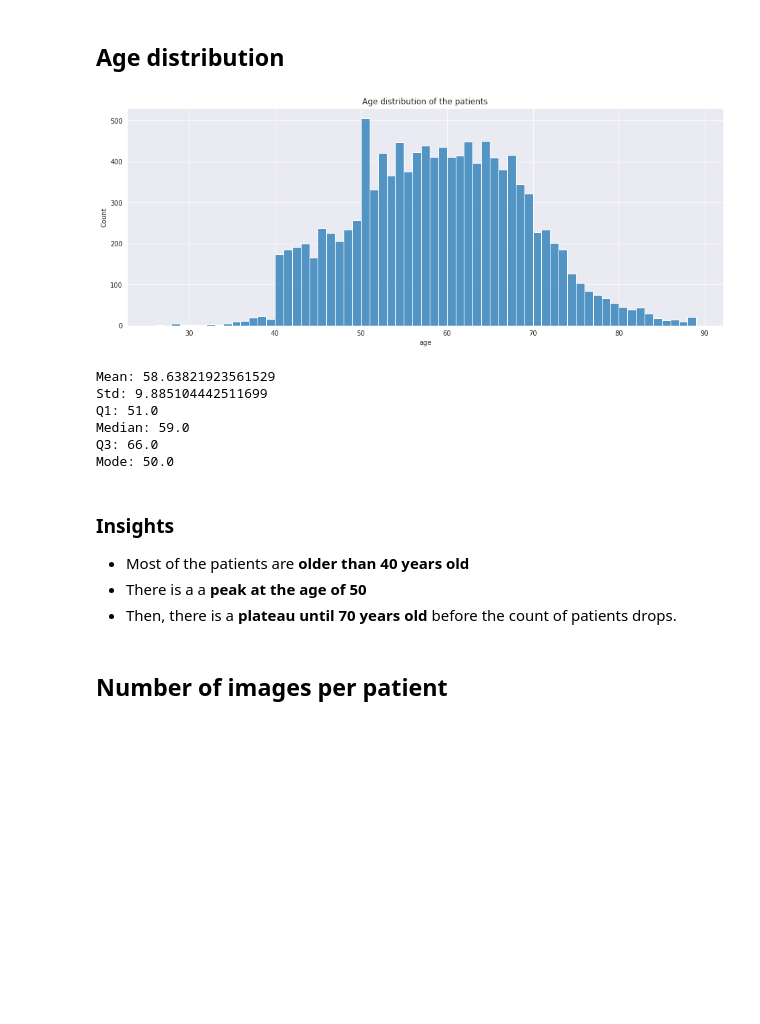
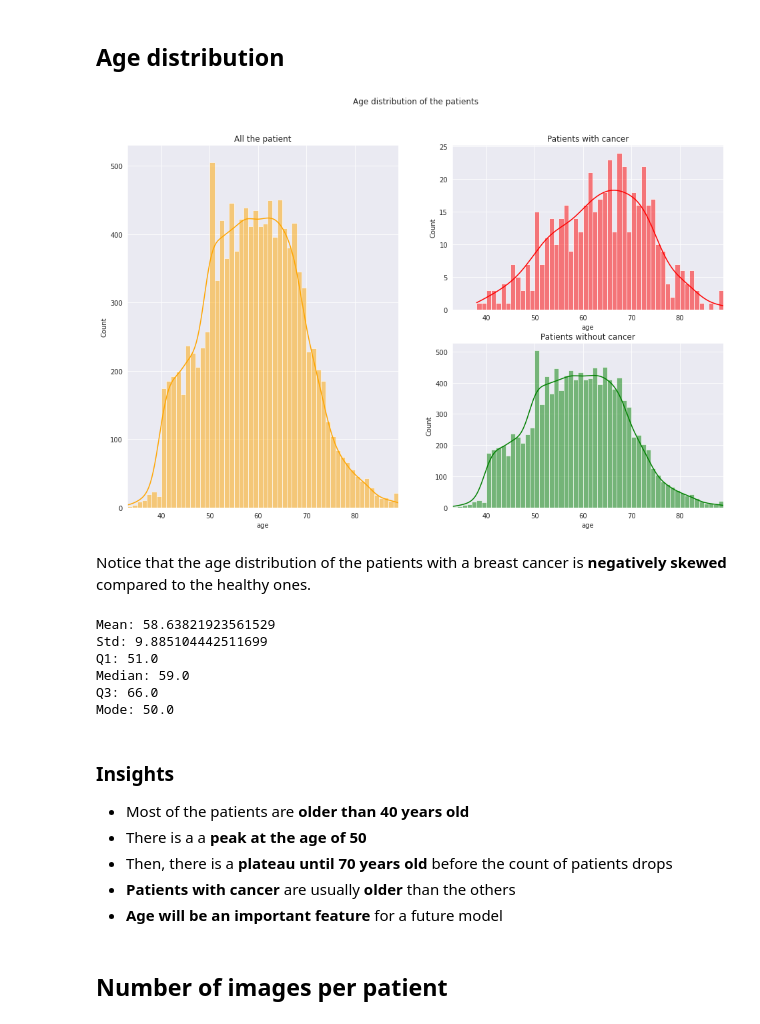
Before and after one commit to Paul-Bacher/RSNA-Screening-Mammography-Breast-Cancer-Detection, a Jupyter notebook: eda-rsna-breast-cancer-detection.ipynb, the cells around one changed output. Drawn from its saved outputs; the diff is of its cells as text; code cells hidden in the pictures; blank space fills up the shorter version.

```diff
--- a/eda-breast-cancer-detection-competition.ipynb
+++ b/eda-rsna-breast-cancer-detection.ipynb
@@ -121,16 +103,34 @@ There are 248 patients positive to breast cancer. Ratio = 0.02081759422479644
 The classification problem is very unbalanced. About 2% of the patients are in the positive class which means that we will have a minority of cancer examples.
 # %% [markdown]
 ## Age distribution
-# %%
-ages = data[data['age'].isna() == False].groupby('patient_id')['age'] \
-    .apply(lambda x: x.unique()[0])
-
-plt.figure(figsize=(16, 6))
-sns.histplot(ages, bins=63)
-plt.title("Age distribution of the patients")
-plt.show()
-# %% [output]
-[figure, removed]
+# %%
+ages = data.groupby('patient_id')['age'].apply(lambda x: x.unique()[0])
+cancer_ages = data[data['cancer'] == 1].groupby('patient_id')['age'].apply(lambda x: x.unique()[0])
+no_cancer_ages = data[data['cancer'] == 0].groupby('patient_id')['age'].apply(lambda x: x.unique()[0])
+
+plt.figure(figsize=(16, 10))
+
+plt.subplot(1, 2, 1)
+sns.histplot(ages, bins=63, color='orange', kde=True)
+plt.title("All the patient")
+plt.xlim(33, 89)
+
+plt.subplot(2, 2, 2)
+sns.histplot(cancer_ages, bins=51, color='red', kde=True)
+plt.title("Patients with cancer")
+plt.xlim(33, 89)
+
+plt.subplot(2, 2, 4)
+sns.histplot(no_cancer_ages, bins=63, color='green', kde=True)
+plt.title("Patients without cancer")
+plt.xlim(33, 89)
+
+plt.suptitle("Age distribution of the patients")
+plt.show()
+# %% [output]
+[figure, added]
+# %% [markdown]
+Notice that the age distribution of the patients with a breast cancer is **negatively skewed** compared to the healthy ones.
 # %%
 # Statistics
 print("Mean:", ages.mean())
@@ -148,9 +148,11 @@ Q3: 66.0
 Mode: 50.0
 # %% [markdown]
 ### Insights
-* Most of the patients are **older than 40 years old**
-* There is a a **peak at the age of 50**
-* Then, there is a **plateau until 70 years old** before the count of patients drops.
+- Most of the patients are **older than 40 years old**
+- There is a a **peak at the age of 50**
+- Then, there is a **plateau until 70 years old** before the count of patients drops
+- **Patients with cancer** are usually **older** than the others
+- **Age will be an important feature** for a future model
 # %% [markdown]
 ## Number of images per patient
 # %%
```
Also changed, not shown: parts of 9 cells of this notebook.
